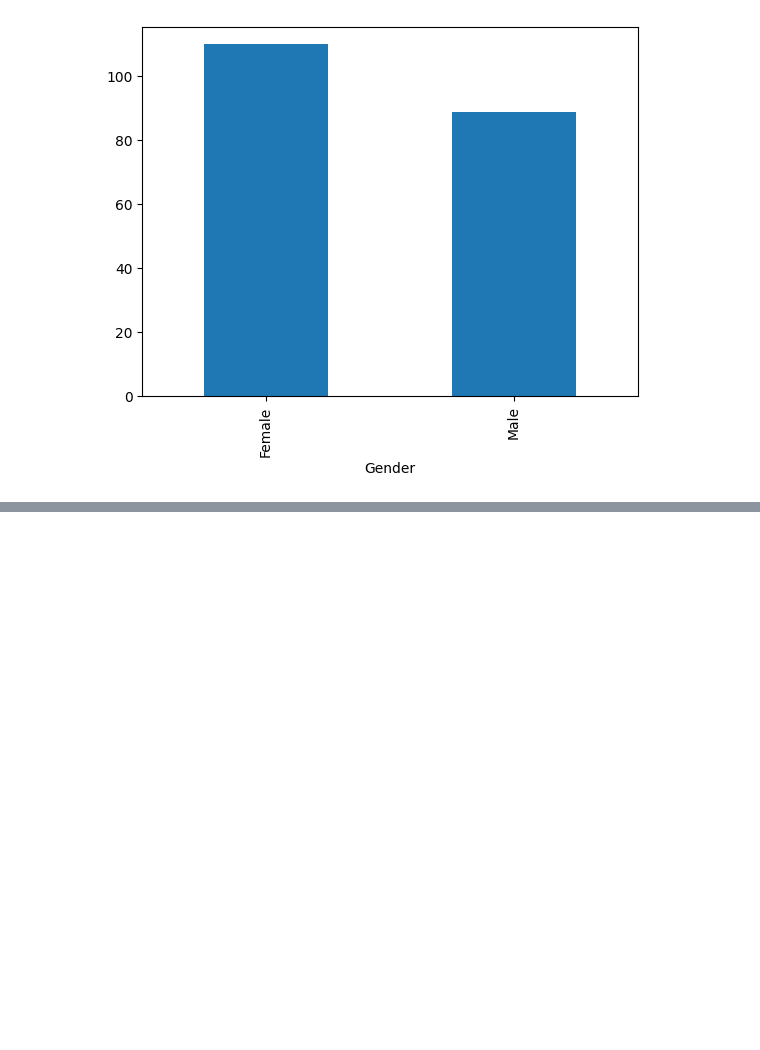
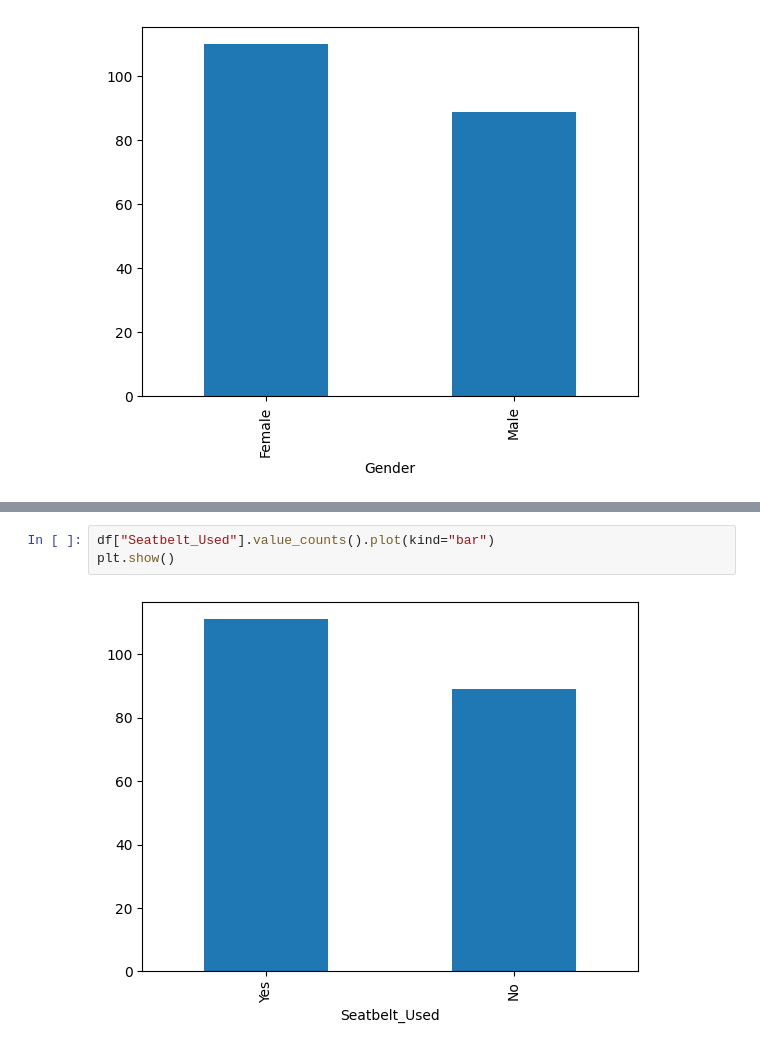
Before and after one commit to lathiam/Learning-Lab-Projet, a Jupyter notebook: Notebook.ipynb, the cells around one changed output, grey strips where cells are left out. Cells and saved outputs as stored; diff of their text form; blank space fills up the shorter version.

```diff
--- a/Notebook.ipynb
+++ b/Notebook.ipynb
@@ -114,0 +144,5 @@ plt.show()
+# %%
+df["Seatbelt_Used"].value_counts().plot(kind="bar")
+plt.show()
+# %% [output]
+[figure, added]
```
Also changed, not shown: parts of 5 cells of this notebook.
